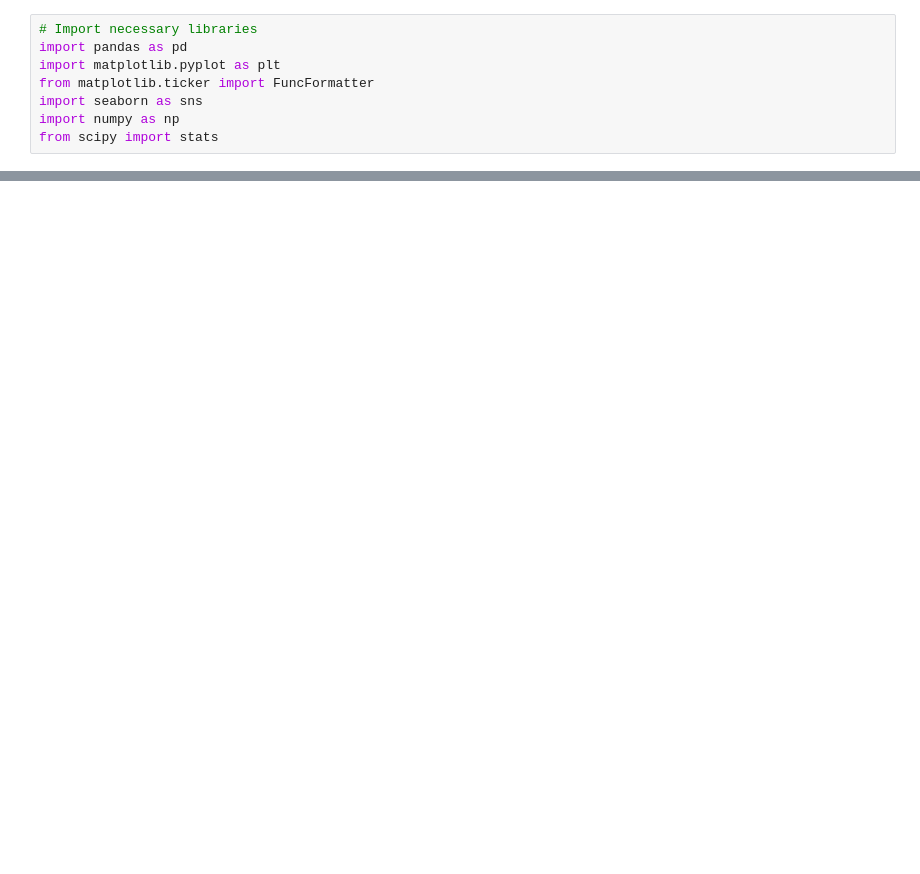
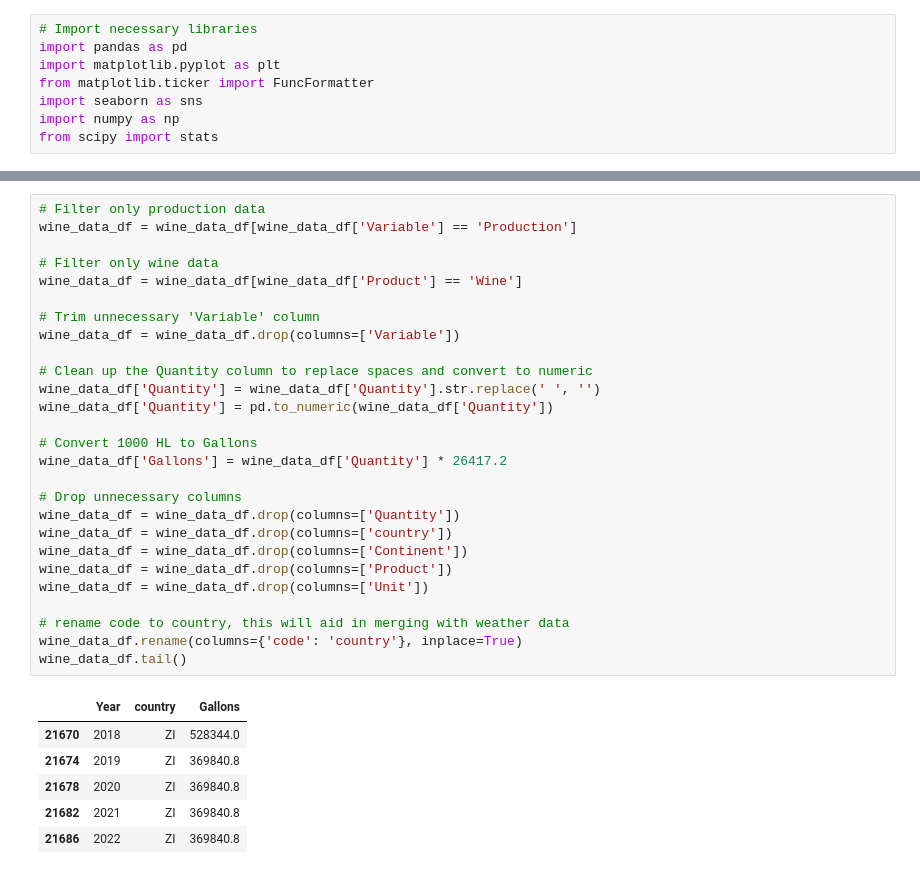
Before and after one commit to omomadcat/Viticulture, a Jupyter notebook: weather_stats.ipynb, the cells around one changed output, grey strips where cells are left out. Drawn from its saved outputs; the diff is of its cells as text; blank space fills up the shorter version.

```diff
--- a/weather_stats.ipynb
+++ b/weather_stats.ipynb
@@ -189,0 +226,34 @@ mean_df.tail(50)
+# %%
+# Filter only production data
+wine_data_df = wine_data_df[wine_data_df['Variable'] == 'Production']
+
+# Filter only wine data
+wine_data_df = wine_data_df[wine_data_df['Product'] == 'Wine']
+
+# Trim unnecessary 'Variable' column
+wine_data_df = wine_data_df.drop(columns=['Variable'])
+
+# Clean up the Quantity column to replace spaces and convert to numeric
+wine_data_df['Quantity'] = wine_data_df['Quantity'].str.replace(' ', '')
+wine_data_df['Quantity'] = pd.to_numeric(wine_data_df['Quantity'])
+
+# Convert 1000 HL to Gallons
+wine_data_df['Gallons'] = wine_data_df['Quantity'] * 26417.2
+
+# Drop unnecessary columns
+wine_data_df = wine_data_df.drop(columns=['Quantity'])
+wine_data_df = wine_data_df.drop(columns=['country'])
+wine_data_df = wine_data_df.drop(columns=['Continent'])
+wine_data_df = wine_data_df.drop(columns=['Product'])
+wine_data_df = wine_data_df.drop(columns=['Unit'])
+
+# rename code to country, this will aid in merging with weather data
+wine_data_df.rename(columns={'code': 'country'}, inplace=True)
+wine_data_df.tail()
+# %% [output]
+|  | Year | country | Gallons |
+| 21670 | 2018 | ZI | 528344.0 |
+| 21674 | 2019 | ZI | 369840.8 |
+| 21678 | 2020 | ZI | 369840.8 |
+| 21682 | 2021 | ZI | 369840.8 |
+| 21686 | 2022 | ZI | 369840.8 |
```
Also changed, not shown: parts of 14 cells of this notebook, 2 other files.
